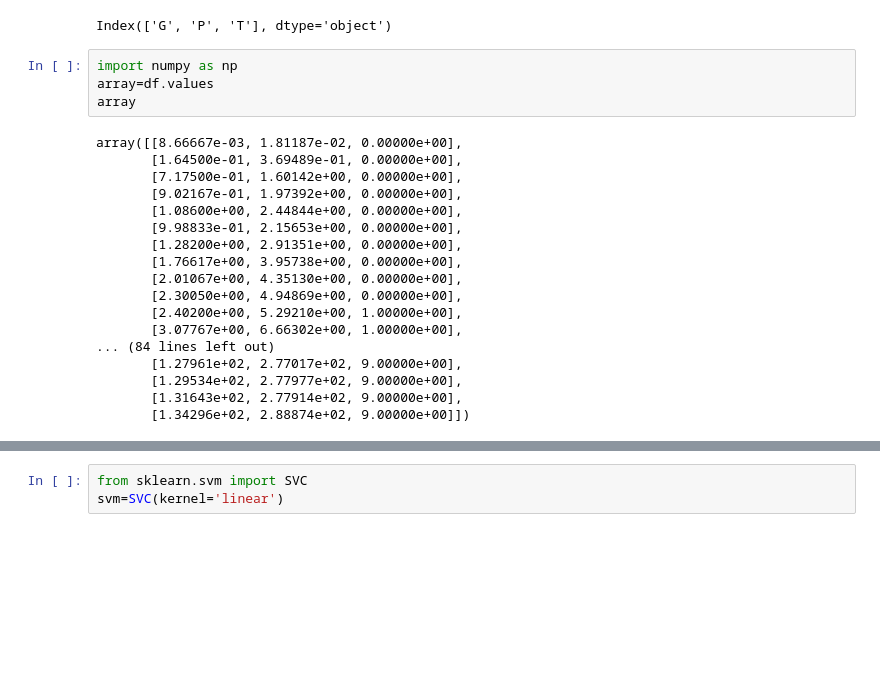
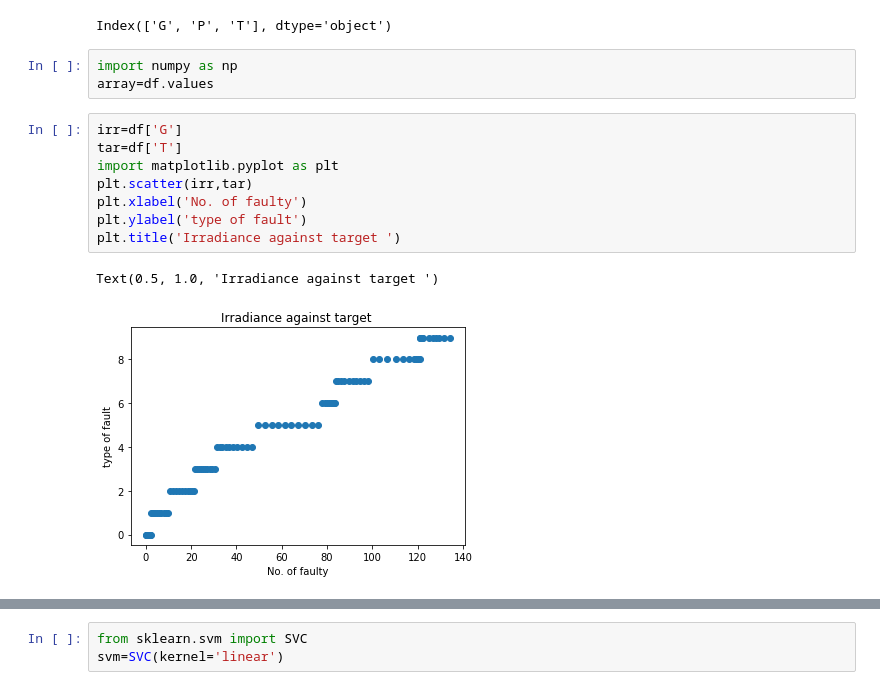
Before and after one commit to u1353279/OUR-dataset, a Jupyter notebook: SVM (100 sample) linear kernal.ipynb, the cells around one changed output, grey strips where cells are left out. Cells and saved outputs as stored; diff of their text form; blank space fills up the shorter version.

```diff
--- a/SVM (100 sample) linear kernal.ipynb
+++ b/SVM (100 sample) linear kernal.ipynb
@@ -18,22 +18,14 @@ Index(['G', 'P', 'T'], dtype='object')
 # %%
 import numpy as np
 array=df.values
-array
-# %% [output]
-array([[8.66667e-03, 1.81187e-02, 0.00000e+00],
-       [1.64500e-01, 3.69489e-01, 0.00000e+00],
-       [7.17500e-01, 1.60142e+00, 0.00000e+00],
-       [9.02167e-01, 1.97392e+00, 0.00000e+00],
-       [1.08600e+00, 2.44844e+00, 0.00000e+00],
-       [9.98833e-01, 2.15653e+00, 0.00000e+00],
-       [1.28200e+00, 2.91351e+00, 0.00000e+00],
-       [1.76617e+00, 3.95738e+00, 0.00000e+00],
-       [2.01067e+00, 4.35130e+00, 0.00000e+00],
-       [2.30050e+00, 4.94869e+00, 0.00000e+00],
-       [2.40200e+00, 5.29210e+00, 1.00000e+00],
-       [3.07767e+00, 6.66302e+00, 1.00000e+00],
-... (84 lines left out)
-       [1.27961e+02, 2.77017e+02, 9.00000e+00],
-       [1.29534e+02, 2.77977e+02, 9.00000e+00],
-       [1.31643e+02, 2.77914e+02, 9.00000e+00],
-       [1.34296e+02, 2.88874e+02, 9.00000e+00]])
+# %%
+irr=df['G']
+tar=df['T']
+import matplotlib.pyplot as plt
+plt.scatter(irr,tar)
+plt.xlabel('No. of faulty')
+plt.ylabel('type of fault')
+plt.title('Irradiance against target ')
+# %% [output]
+Text(0.5, 1.0, 'Irradiance against target ')
+[figure, added]
```
Also changed, not shown: parts of 6 cells of this notebook.
